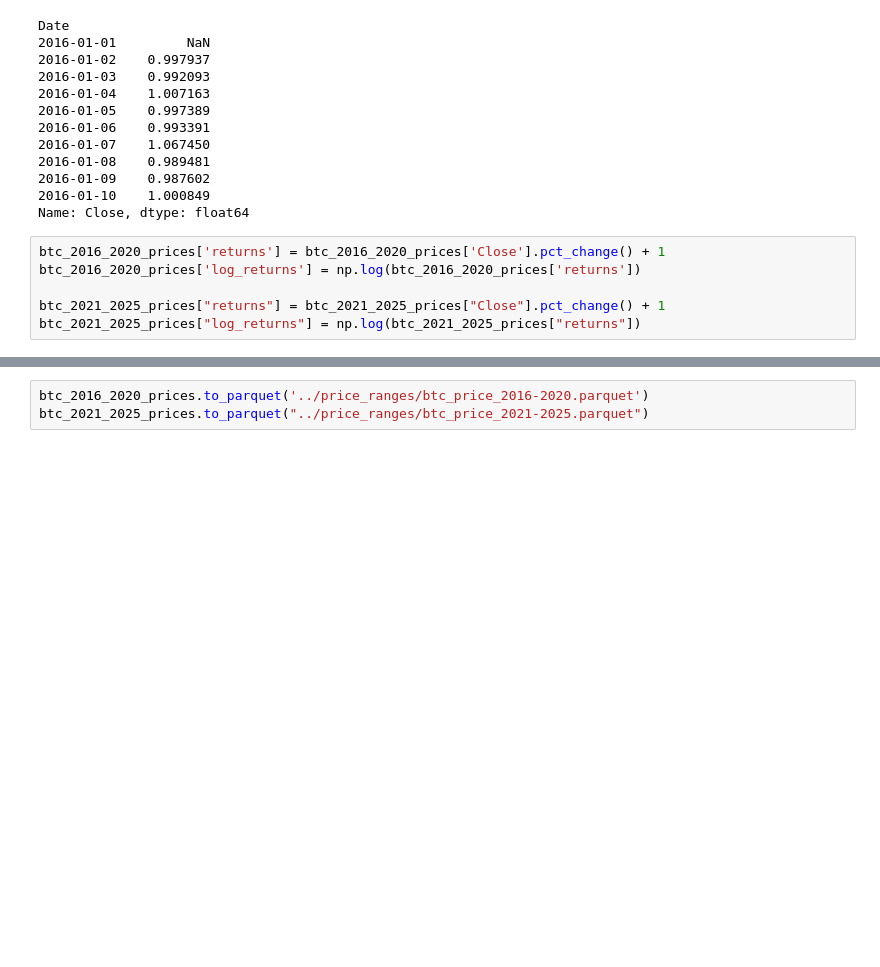
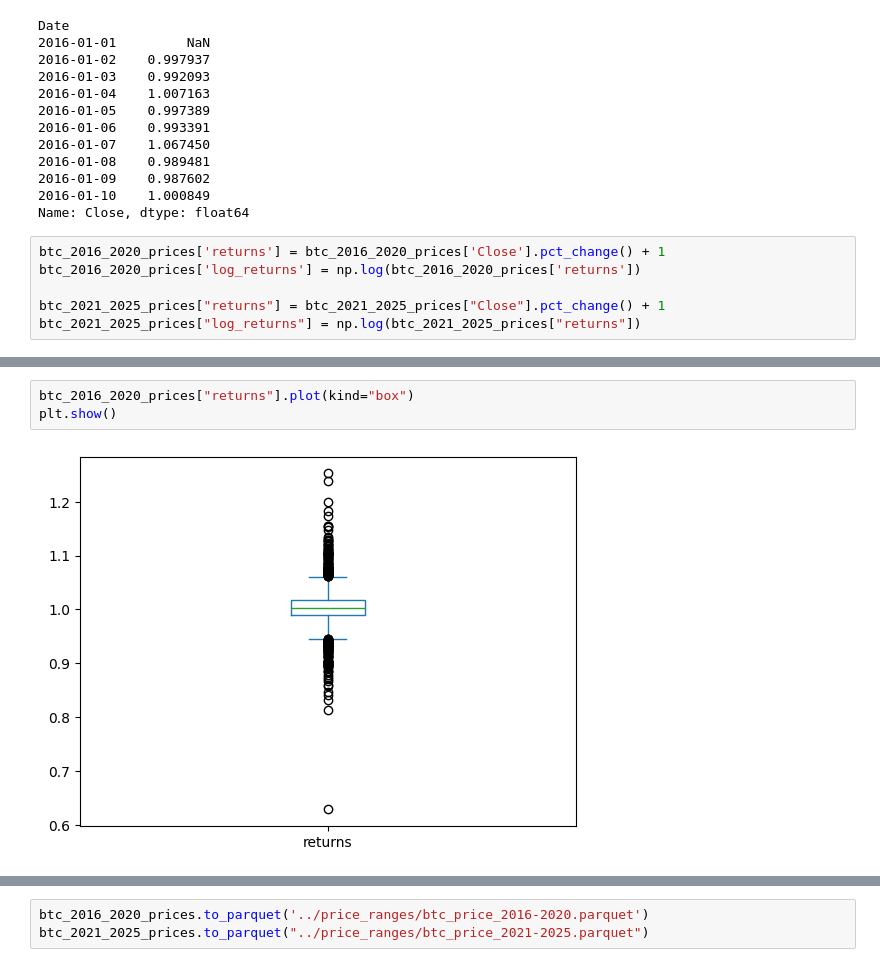
Before and after one commit to SmittyB00p/BTC-Price-Exploration, a Jupyter notebook: notebooks/btc_prices.ipynb, the cells around one changed output, grey strips where cells are left out. Cells and saved outputs as stored; diff of their text form; blank space fills up the shorter version.

```diff
--- a/notebooks/btc_prices.ipynb
+++ b/notebooks/btc_prices.ipynb
@@ -287,0 +300,5 @@ btc_2021_2025_prices["log_returns"] = np.log(btc_2021_2025_prices["returns"])
+# %%
+btc_2016_2020_prices["returns"].plot(kind="box")
+plt.show()
+# %% [output]
+[figure, added]
```
Also changed, not shown: parts of 13 cells of this notebook, 5 other files.
